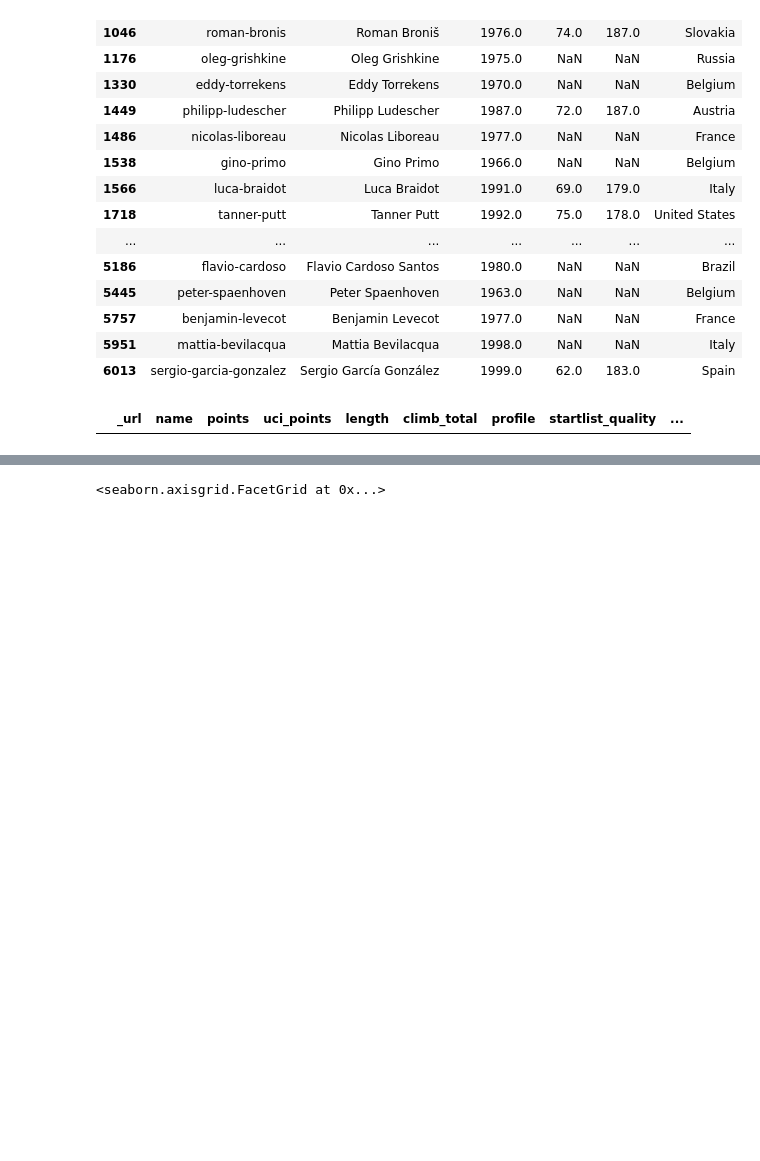
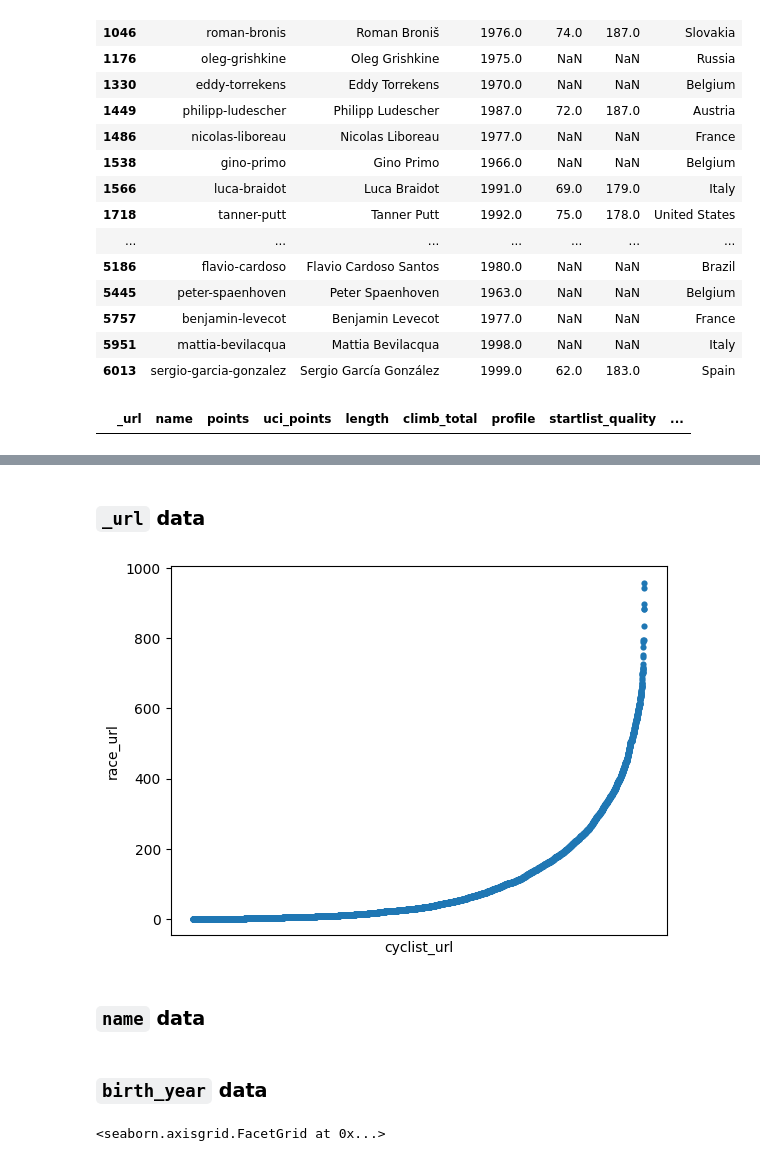
Before and after one commit to JacopoRaffi/DM_Project, a Jupyter notebook: TASK1/cyclists_understanding.ipynb, the cells around one changed output, grey strips where cells are left out. Cells and saved outputs as stored; diff of their text form; code cells hidden in the pictures; blank space fills up the shorter version.

```diff
--- a/TASK1/cyclists_understanding.ipynb
+++ b/TASK1/cyclists_understanding.ipynb
@@ -31,12 +34,12 @@ dataset_cyclists = pd.read_csv("../data/cyclists.csv")
 dataset_races = pd.read_csv("../data/races.csv")
 complete_data = pd.merge(dataset_cyclists, dataset_races, left_on='_url', right_on='cyclist', how='inner')
 
-# Modify name column of the cyclist url in '_url_cyclist', and name column of the race url in '_url_race'
-complete_data = complete_data.rename(columns={'_url_x': '_url_cyclist', '_url_y': '_url_race'})
-# Modify name column of the cyclist name in 'name_cyclist', and name column of the race name in 'name_race'
-complete_data = complete_data.rename(columns={'name_x': 'name_cyclist', 'name_y': 'name_race'})
+# Modify name column of the cyclist url in 'cyclist_url', and name column of the race url in 'race_url'
+complete_data = complete_data.rename(columns={'_url_x': 'cyclist_url', '_url_y': 'race_url'})
+# Modify name column of the cyclist name in 'cyclist_name', and name column of the race name in 'race_name'
+complete_data = complete_data.rename(columns={'name_x': 'cyclist_name', 'name_y': 'race_name'})
+
 # Take only the year-month-day part of 'date' (delete the time)
 complete_data['date'] = complete_data['date'].str.split(' ').str[0]
 
-
 races = pd.read_csv("../data/races.csv")
@@ -127,0 +227,2 @@ In questa sezione studiamo il bilanciamento e la rappresentazione dei vari attri
+# %% [markdown]
+### `_url` data
@@ -127,0 +231,16 @@ In questa sezione studiamo il bilanciamento e la rappresentazione dei vari attri
+# %%
+plot = sb.scatterplot(
+    data=cyclists,
+    x="cyclist_url",
+    y="race_url",
+    s=20,
+    linewidth=0
+)
+
+plot.set_xlabel("cyclist_url")
+plot.set_xticks([])
+plt.show()
+# %% [output]
+[figure, added]
+# %% [markdown]
+### `name` data
@@ -128,3 +249,5 @@ In questa sezione studiamo il bilanciamento e la rappresentazione dei vari attri
+# %% [markdown]
+### `birth_year` data
 # %%
 n_bins = math.ceil(math.log2(len(dataset)) + 1)
 
```
Also changed, not shown: parts of 72 cells of this notebook, 2 other files.
